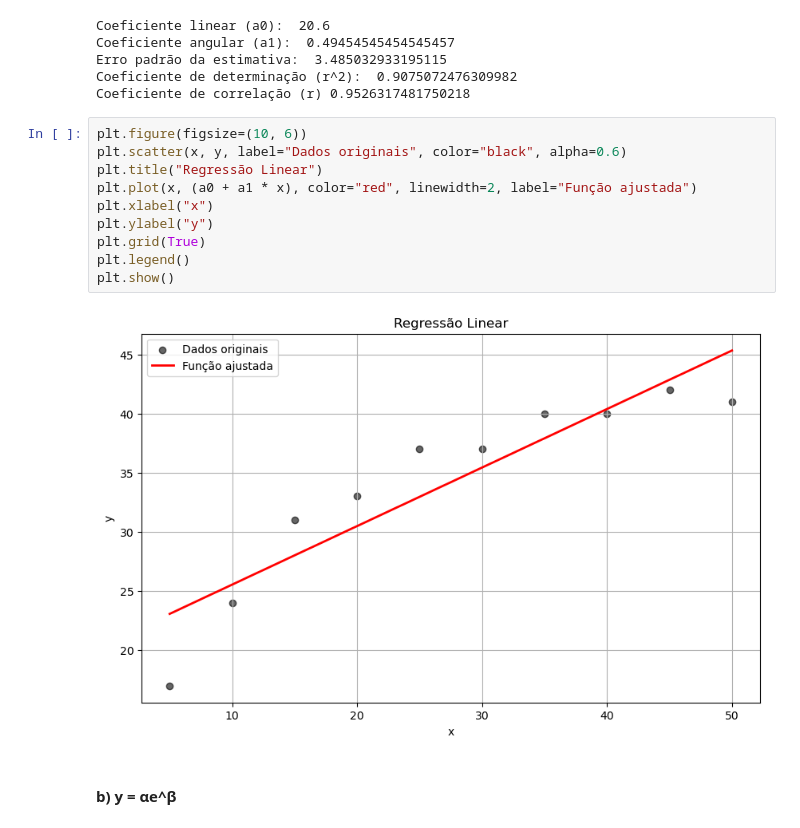
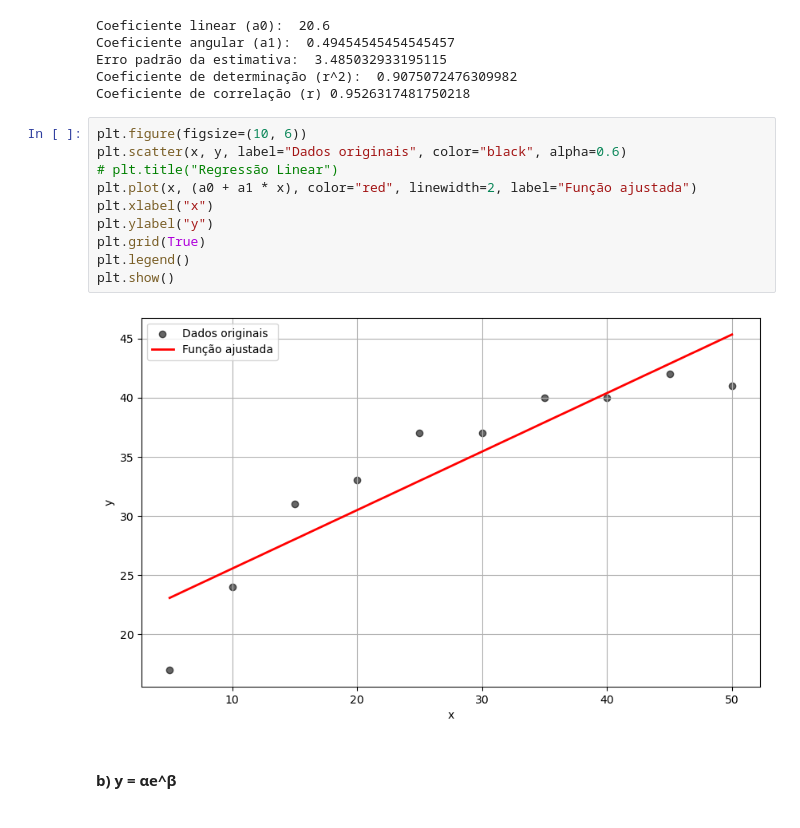
Before and after one commit to igorssant/metodos_numericos, a Jupyter notebook: regressao/src/main.ipynb, the cells around one changed output. Drawn from its saved outputs; the diff is of its cells as text.

```diff
--- a/regressao/src/main.ipynb
+++ b/regressao/src/main.ipynb
@@ -34,15 +34,15 @@ Coeficiente de correlação (r) 0.9526317481750218
 # %%
 plt.figure(figsize=(10, 6))
 plt.scatter(x, y, label="Dados originais", color="black", alpha=0.6)
-plt.title("Regressão Linear")
+# plt.title("Regressão Linear")
 plt.plot(x, (a0 + a1 * x), color="red", linewidth=2, label="Função ajustada")
 plt.xlabel("x")
 plt.ylabel("y")
 plt.grid(True)
 plt.legend()
 plt.show()
 # %% [output]
-[figure, old version]
+[figure, new version]
 # %% [markdown]
 #### b) y = αe^β
 # %%
```
Also changed, not shown: parts of 5 cells of this notebook.
